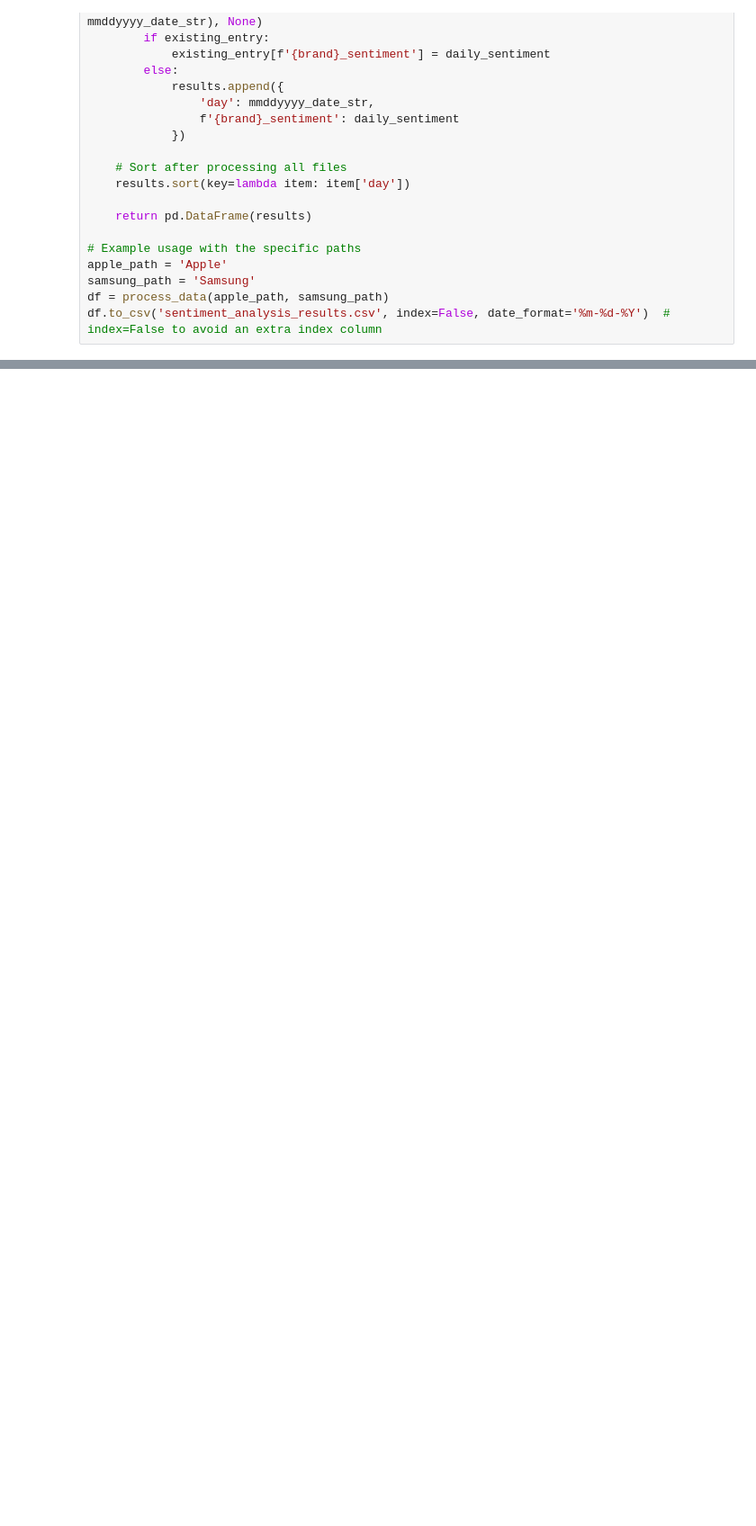
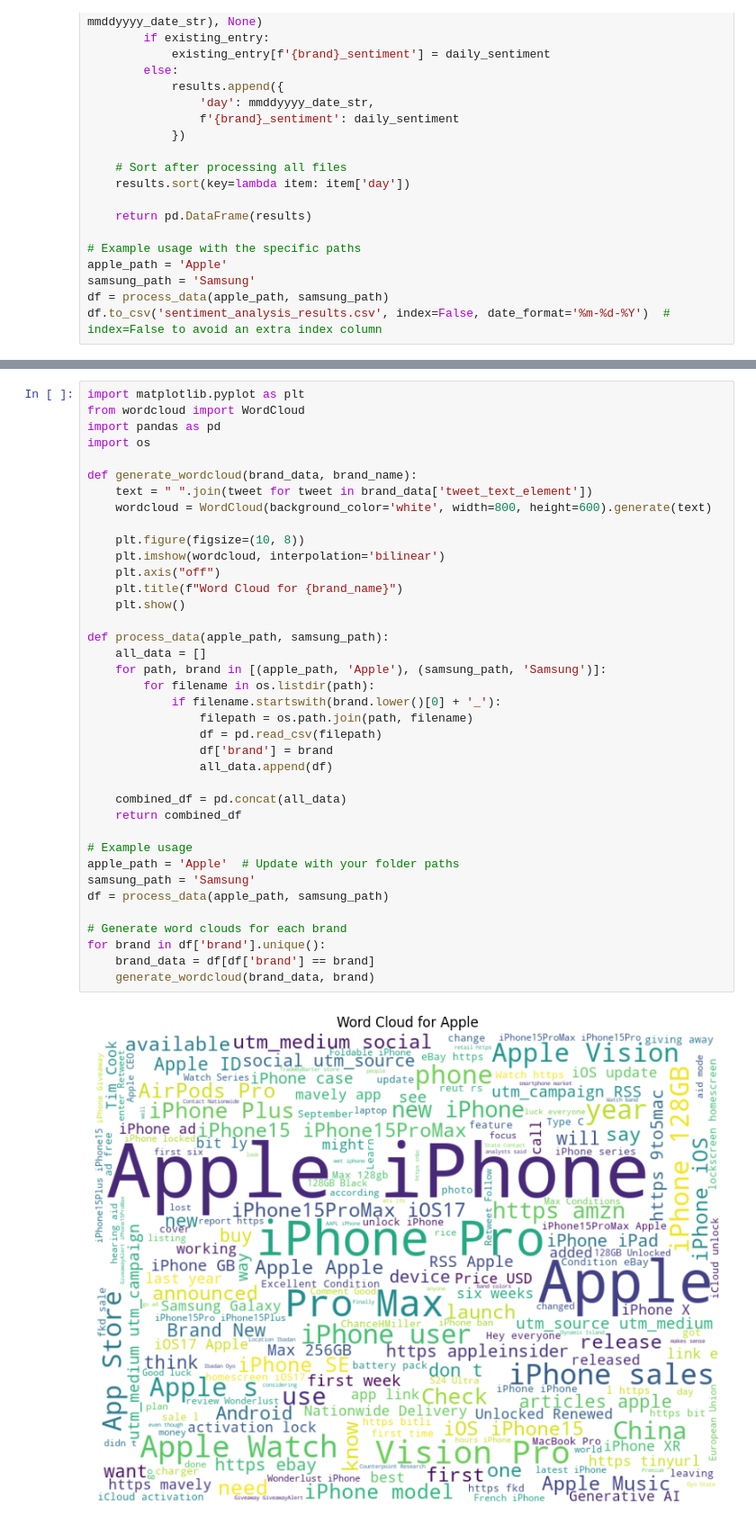
Before and after one commit to sanketkittad/brand-reputation-monitoring, a Jupyter notebook: model_akhi.ipynb, the cells around one changed output, grey strips where cells are left out. Shown at 90% size. Saved outputs shown, nothing was run; the diff lists cells and outputs as text; blank space fills up the shorter version.

```diff
--- a/model_akhi.ipynb
+++ b/model_akhi.ipynb
@@ -55,0 +130,40 @@ df.to_csv('sentiment_analysis_results.csv', index=False, date_format='%m-%d-%Y')
+# %%
+import matplotlib.pyplot as plt
+from wordcloud import WordCloud
+import pandas as pd
+import os
+
+def generate_wordcloud(brand_data, brand_name):
+    text = " ".join(tweet for tweet in brand_data['tweet_text_element'])
+    wordcloud = WordCloud(background_color='white', width=800, height=600).generate(text)
+
+    plt.figure(figsize=(10, 8))
+    plt.imshow(wordcloud, interpolation='bilinear')
+    plt.axis("off")
+    plt.title(f"Word Cloud for {brand_name}")
+    plt.show()
+
+def process_data(apple_path, samsung_path):
+    all_data = []
+    for path, brand in [(apple_path, 'Apple'), (samsung_path, 'Samsung')]:
+        for filename in os.listdir(path):
+            if filename.startswith(brand.lower()[0] + '_'):
+                filepath = os.path.join(path, filename)
+                df = pd.read_csv(filepath)
+                df['brand'] = brand
+                all_data.append(df)
+
+    combined_df = pd.concat(all_data)
+    return combined_df
+
+# Example usage
+apple_path = 'Apple'  # Update with your folder paths
+samsung_path = 'Samsung'
+df = process_data(apple_path, samsung_path)
+
+# Generate word clouds for each brand
+for brand in df['brand'].unique():
+    brand_data = df[df['brand'] == brand]
+    generate_wordcloud(brand_data, brand)
+# %% [output]
+[figure, added]
```
Also changed, not shown: parts of 4 cells of this notebook, 1 other file.
